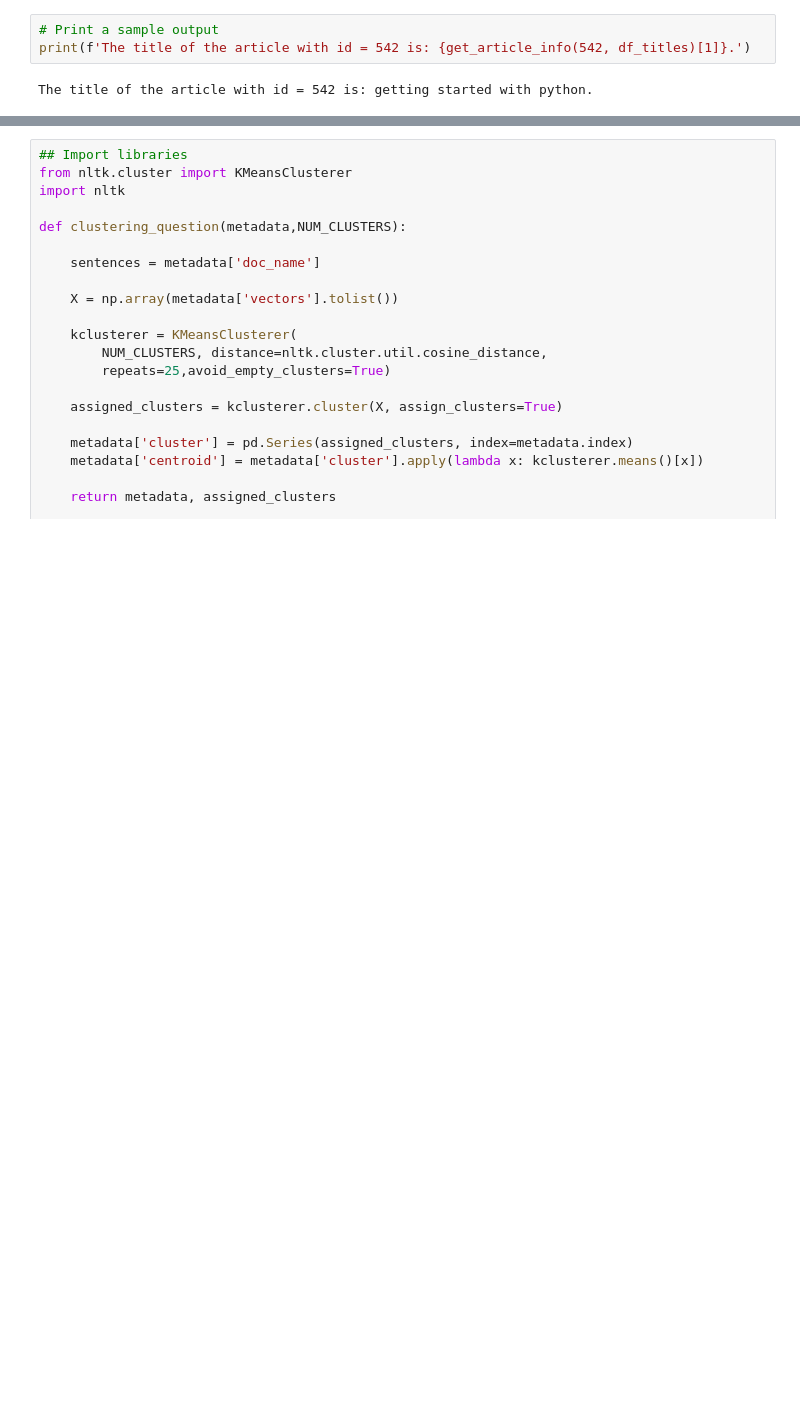
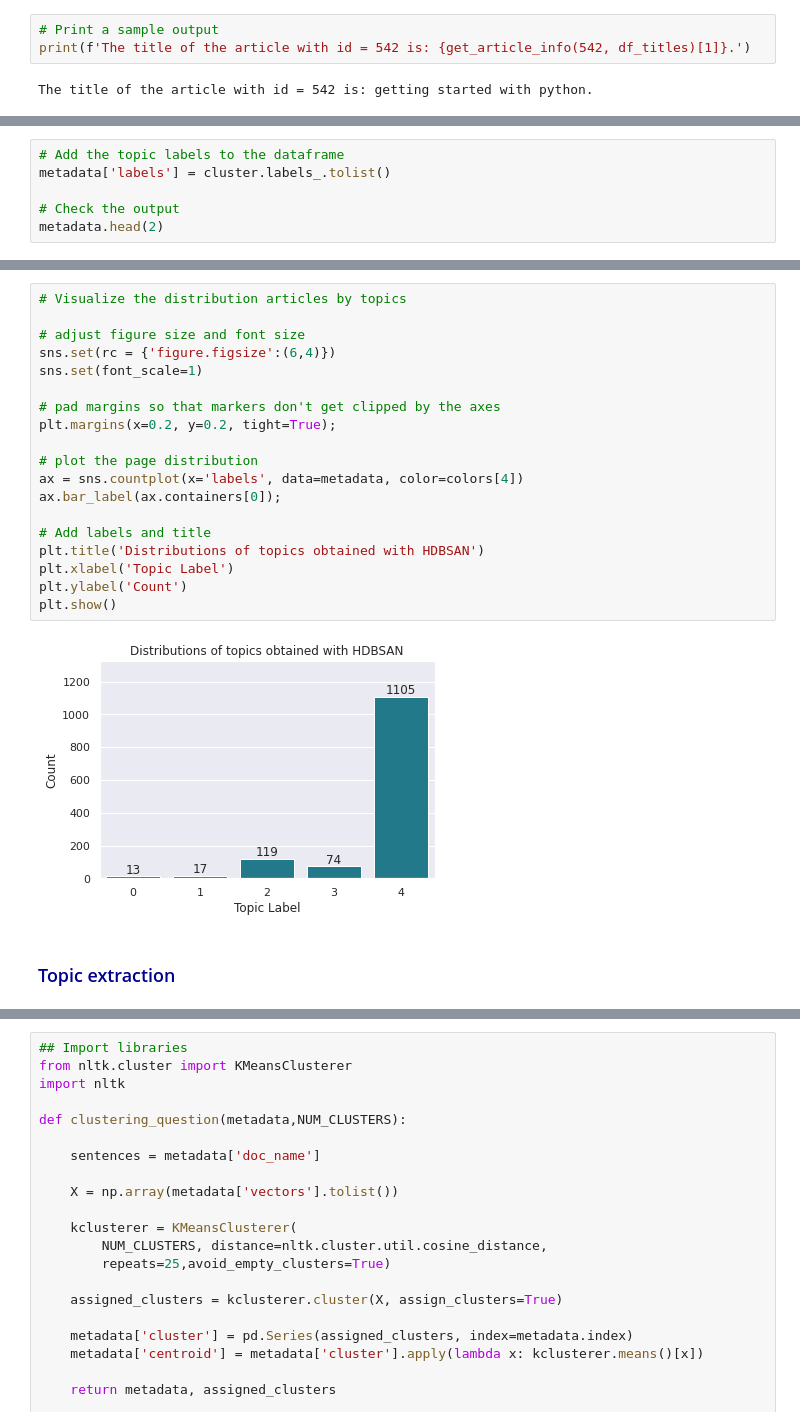
Before and after one commit to SolanaO/Recommendation_Systems, a Jupyter notebook: recommSys_P2_content.ipynb, the cells around one changed output, grey strips where cells are left out. Drawn from its saved outputs; the diff is of its cells as text; blank space fills up the shorter version.

Commit message:
Change tokenizer topic modeling.

```diff
--- a/recommSys_P2_content.ipynb
+++ b/recommSys_P2_content.ipynb
@@ -829,0 +788,6 @@ plt.show(
+# %%
+# Add the topic labels to the dataframe
+metadata['labels'] = cluster.labels_.tolist()
+
+# Check the output
+metadata.head(2)
@@ -829,0 +798,23 @@ plt.show(
+# %%
+# Visualize the distribution articles by topics
+
+# adjust figure size and font size
+sns.set(rc = {'figure.figsize':(6,4)})
+sns.set(font_scale=1)
+
+# pad margins so that markers don't get clipped by the axes
+plt.margins(x=0.2, y=0.2, tight=True);
+
+# plot the page distribution
+ax = sns.countplot(x='labels', data=metadata, color=colors[4])
+ax.bar_label(ax.containers[0]);
+
+# Add labels and title
+plt.title('Distributions of topics obtained with HDBSAN')
+plt.xlabel('Topic Label')
+plt.ylabel('Count')
+plt.show()
+# %% [output]
+[figure, added]
+# %% [markdown]
+### <font color='darkblue'>Topic extraction</font>
```
Also changed, not shown: parts of 117 cells of this notebook, 3 other files.
